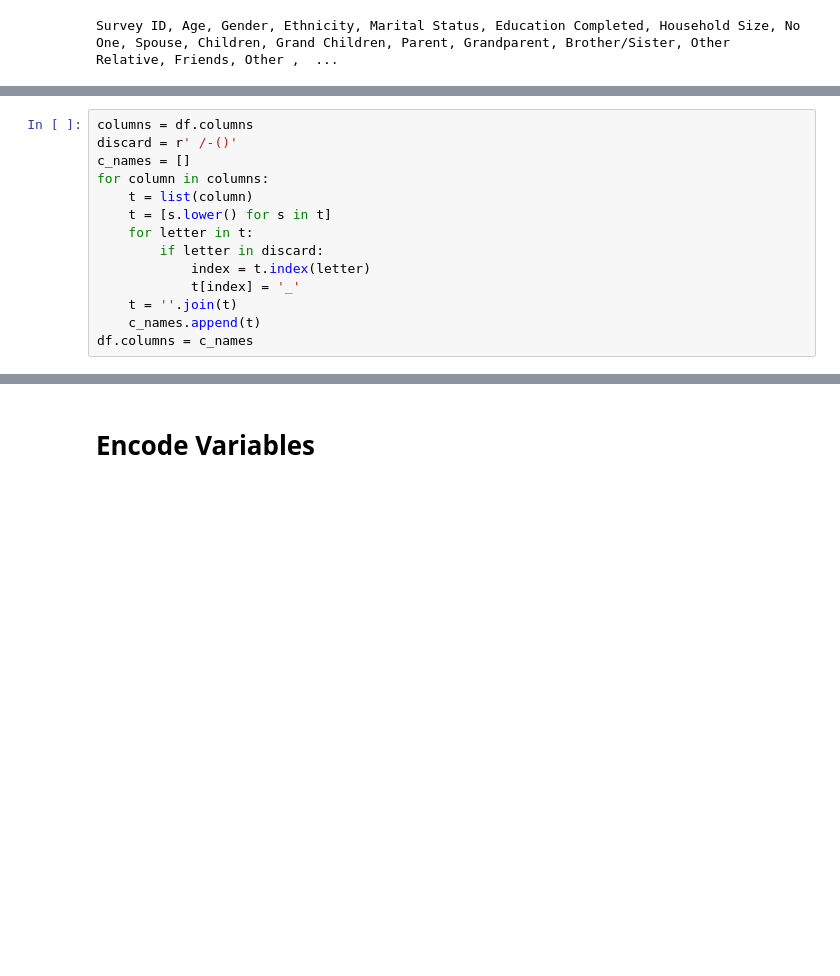
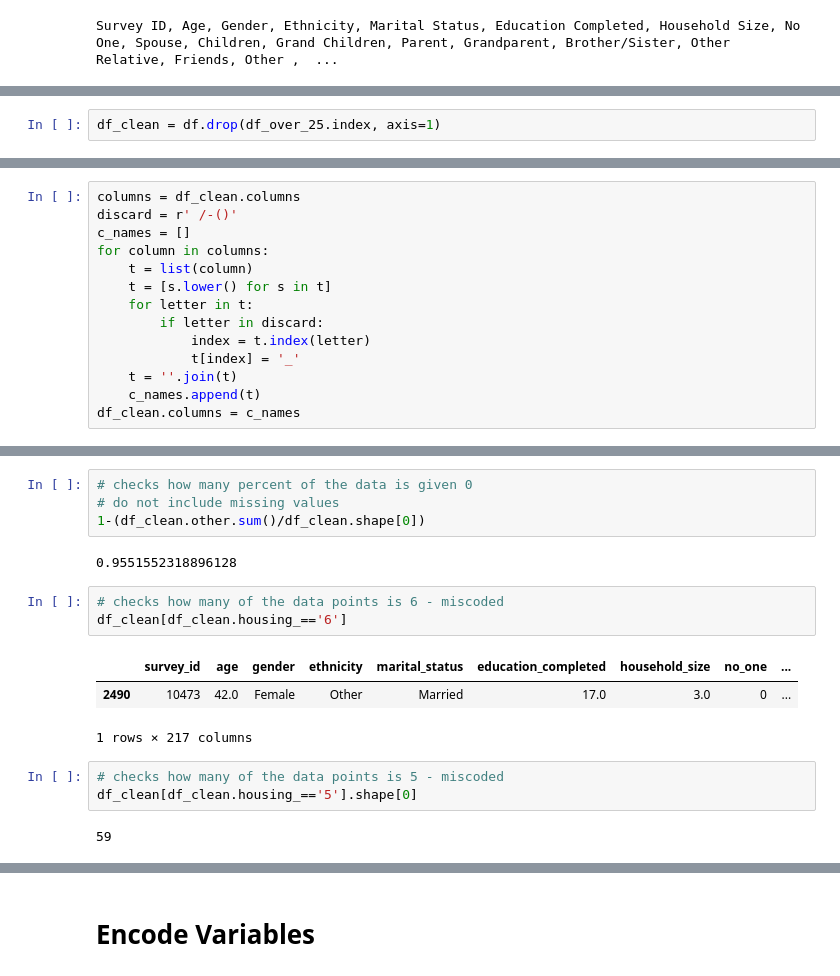
Before and after one commit to yildizesener/DSCI_5240, a Jupyter notebook: dataset_asian.ipynb, the cells around one changed output, grey strips where cells are left out. Saved outputs shown, nothing was run; the diff lists cells and outputs as text; blank space fills up the shorter version.

```diff
--- a/dataset_asian.ipynb
+++ b/dataset_asian.ipynb
@@ -78,0 +84,2 @@ Survey ID, Age, Gender, Ethnicity, Marital Status, Education Completed, Househol
+# %%
+df_clean = df.drop(df_over_25.index, axis=1)
@@ -79,5 +98,5 @@ Survey ID, Age, Gender, Ethnicity, Marital Status, Education Completed, Househol
 # %%
-columns = df.columns
+columns = df_clean.columns
 discard = r' /-()'
 c_names = []
 for column in columns:
@@ -89,5 +108,5 @@ for column in columns:
             t[index] = '_'
     t = ''.join(t)
     c_names.append(t)
-df.columns = c_names
+df_clean.columns = c_names
 # %%
@@ -106,0 +173,18 @@ survey_id, age, gender, ethnicity, marital_status, education_completed, househol
+# %%
+# checks how many percent of the data is given 0
+# do not include missing values
+1-(df_clean.other.sum()/df_clean.shape[0])
+# %% [output]
+0.9551552318896128
+# %%
+# checks how many of the data points is 6 - miscoded
+df_clean[df_clean.housing_=='6']
+# %% [output]
+|  | survey_id | age | gender | ethnicity | marital_status | education_completed | household_size | no_one | ... |
+| 2490 | 10473 | 42.0 | Female | Other | Married | 17.0 | 3.0 | 0 | ... |
+1 rows × 217 columns
+# %%
+# checks how many of the data points is 5 - miscoded
+df_clean[df_clean.housing_=='5'].shape[0]
+# %% [output]
+59
```
Also changed, not shown: parts of 148 cells of this notebook, 1 other file.
